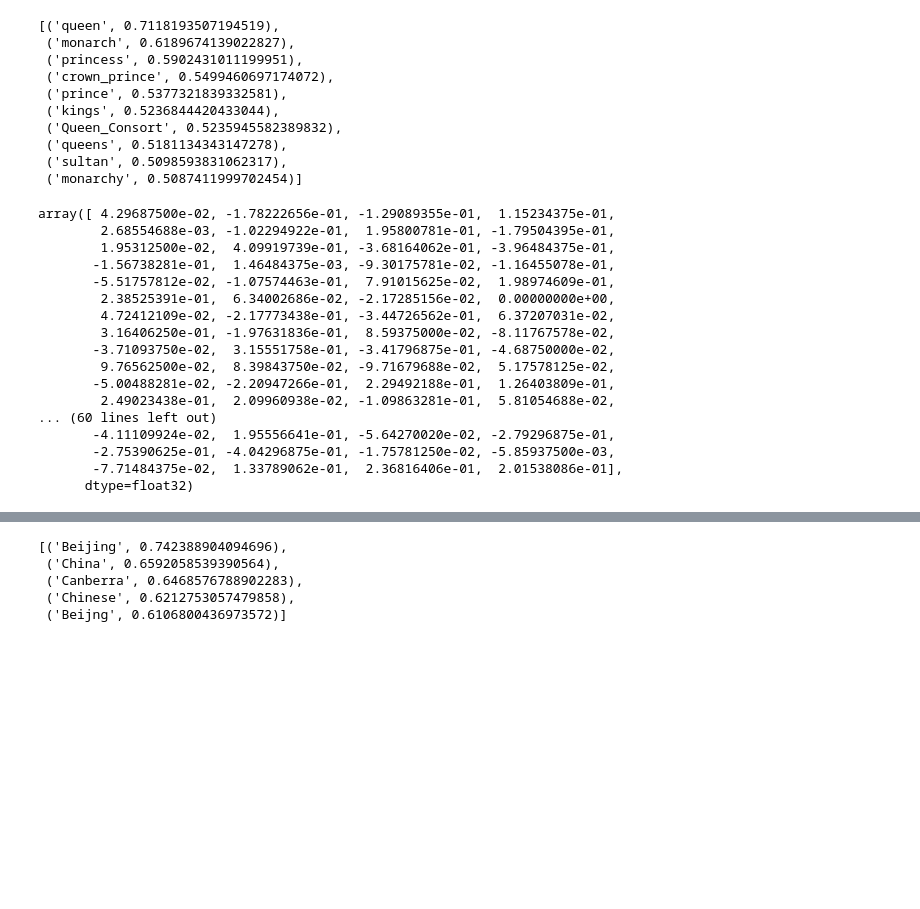
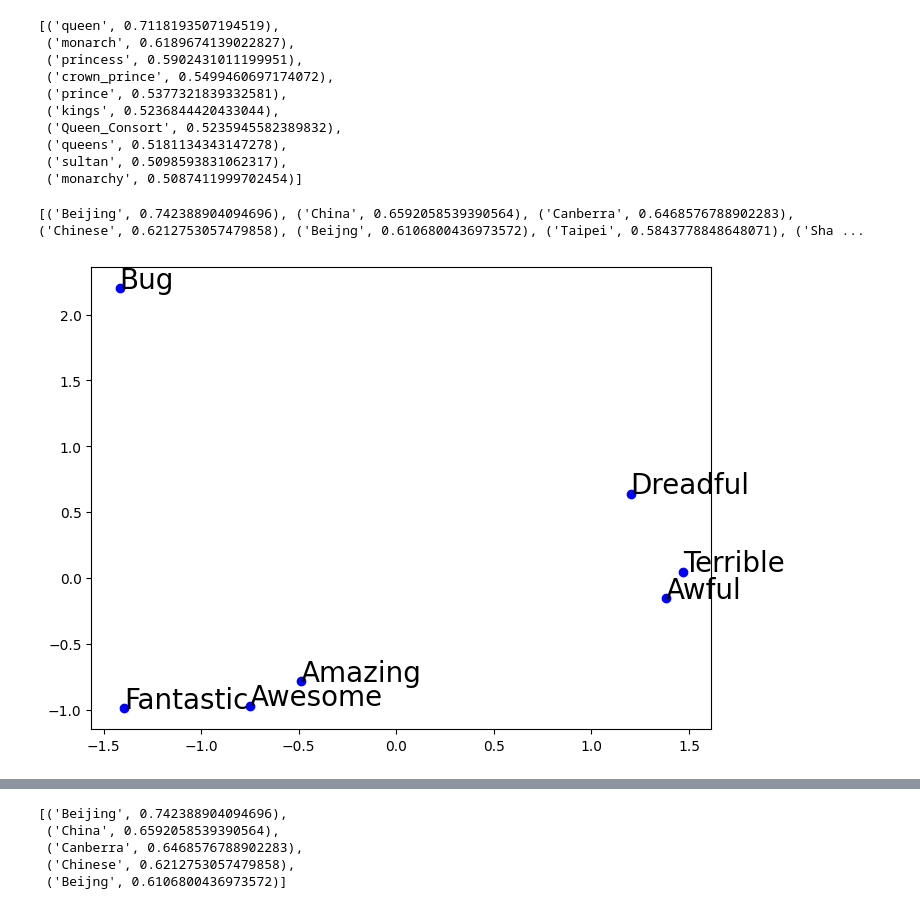
Before and after one commit to lbluett/PyCon-2024, a Jupyter notebook: code/Embeddings Presentation Demo.ipynb, the cells around one changed output, grey strips where cells are left out. Drawn from its saved outputs; the diff is of its cells as text; code cells hidden in the pictures; blank space fills up the shorter version.

```diff
--- a/code/Embeddings Presentation Demo.ipynb
+++ b/code/Embeddings Presentation Demo.ipynb
@@ -42,25 +45,30 @@ model.most_similar(positive=['woman', 'king'], negative=['man'])
  ('queens', 0.5181134343147278),
  ('sultan', 0.5098593831062317),
  ('monarchy', 0.5087411999702454)]
-# %%
-vectors[1] - vectors[3] + vectors[4]
-# %% [output]
-array([ 4.29687500e-02, -1.78222656e-01, -1.29089355e-01,  1.15234375e-01,
-        2.68554688e-03, -1.02294922e-01,  1.95800781e-01, -1.79504395e-01,
-        1.95312500e-02,  4.09919739e-01, -3.68164062e-01, -3.96484375e-01,
-       -1.56738281e-01,  1.46484375e-03, -9.30175781e-02, -1.16455078e-01,
-       -5.51757812e-02, -1.07574463e-01,  7.91015625e-02,  1.98974609e-01,
-        2.38525391e-01,  6.34002686e-02, -2.17285156e-02,  0.00000000e+00,
-        4.72412109e-02, -2.17773438e-01, -3.44726562e-01,  6.37207031e-02,
-        3.16406250e-01, -1.97631836e-01,  8.59375000e-02, -8.11767578e-02,
-       -3.71093750e-02,  3.15551758e-01, -3.41796875e-01, -4.68750000e-02,
-        9.76562500e-02,  8.39843750e-02, -9.71679688e-02,  5.17578125e-02,
-       -5.00488281e-02, -2.20947266e-01,  2.29492188e-01,  1.26403809e-01,
-        2.49023438e-01,  2.09960938e-02, -1.09863281e-01,  5.81054688e-02,
-... (60 lines left out)
-       -4.11109924e-02,  1.95556641e-01, -5.64270020e-02, -2.79296875e-01,
-       -2.75390625e-01, -4.04296875e-01, -1.75781250e-02, -5.85937500e-03,
-       -7.71484375e-02,  1.33789062e-01,  2.36816406e-01,  2.01538086e-01],
-      dtype=float32)
+# %%
+# Words to visualize
+words = ['Fantastic', 'Awesome', 'Amazing', 'Dreadful', 'Terrible', 'Awful', 'Bug']
+
+# Extract the word vectors
+vectors = np.array([model[word] for word in words])
+
+print(model.most_similar([result_vector]))
+
+# Reduce dimensionality to 2D using PCA
+pca = PCA(n_components=2)
+
+reduced_vectors = pca.fit_transform(vectors)
+
+# Plotting
+plt.figure(figsize=(8, 6))
+plt.scatter(reduced_vectors[:, 0], reduced_vectors[:, 1], color='blue')
+
+for i, word in enumerate(words):
+    plt.annotate(word, (reduced_vectors[i, 0], reduced_vectors[i, 1]), fontsize=20)
+
+plt.show()
+# %% [output]
+[('Beijing', 0.742388904094696), ('China', 0.6592058539390564), ('Canberra', 0.6468576788902283), ('Chinese', 0.6212753057479858), ('Beijng', 0.6106800436973572), ('Taipei', 0.5843778848648071), ('Sha ...
+[figure, added]
 # %%
 # Words to visualize
```
Also changed, not shown: parts of 9 cells of this notebook, 1 other file.
